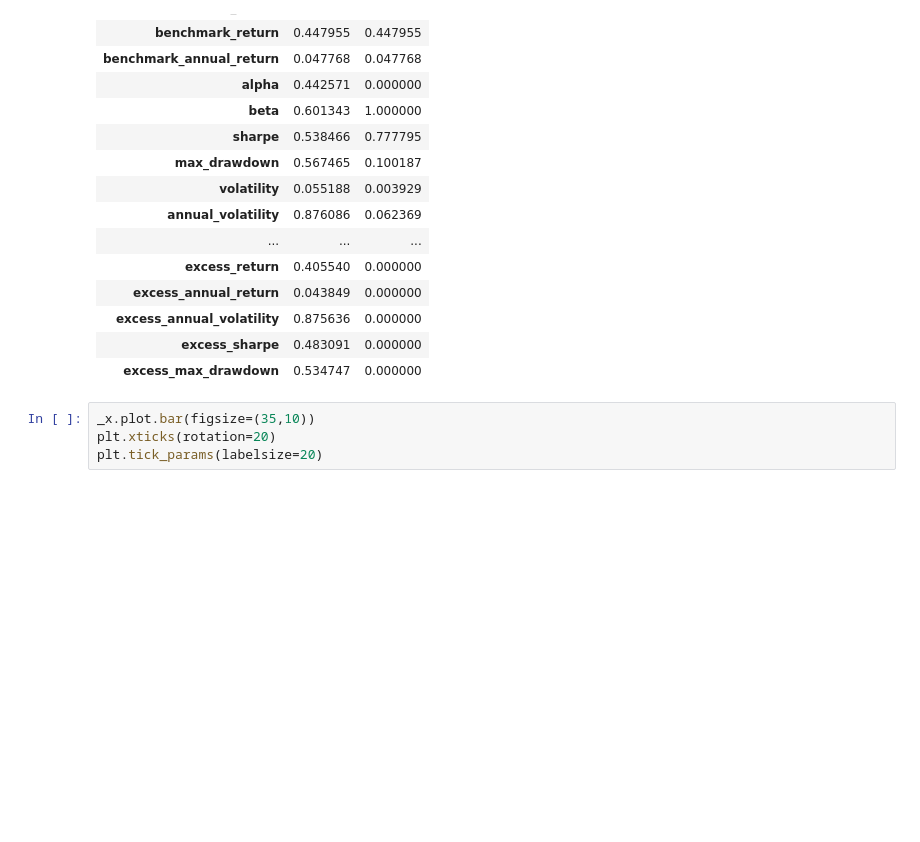
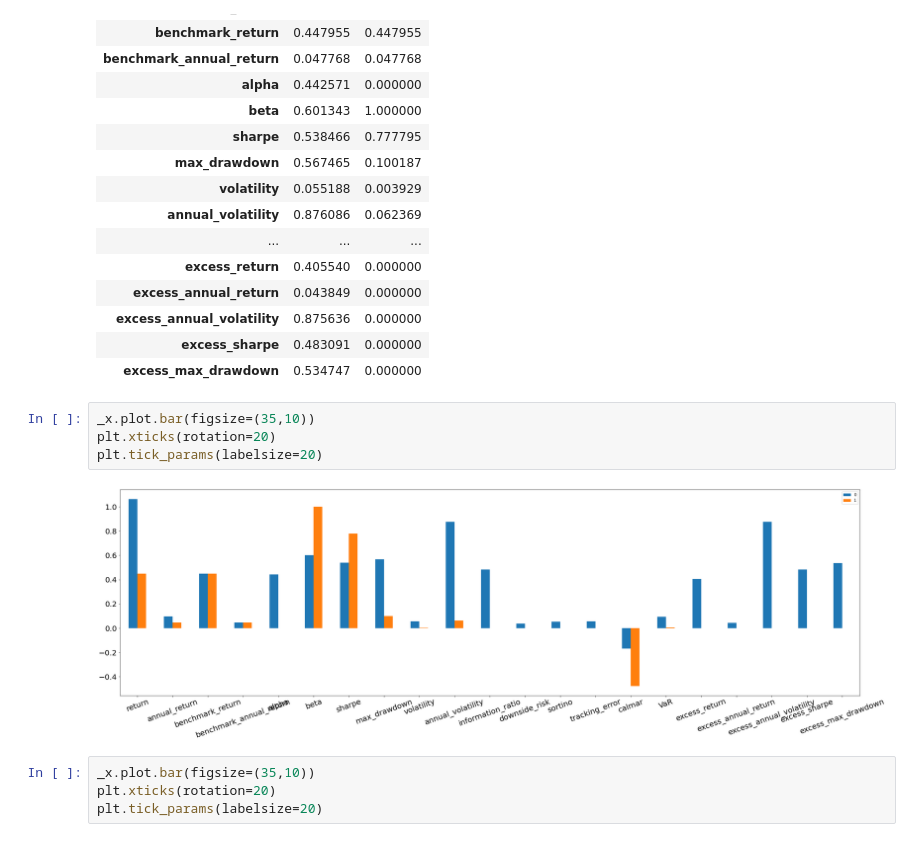
Before and after one commit to goodchinas/pyqi, a Jupyter notebook: 42.量化策略系统框架和功能模块/3.hello app.ipynb, the cells around one changed output. Drawn from its saved outputs; the diff is of its cells as text; blank space fills up the shorter version.

```diff
--- a/42.量化策略系统框架和功能模块/3.hello app.ipynb
+++ b/42.量化策略系统框架和功能模块/3.hello app.ipynb
@@ -316,6 +359,12 @@ _x
 | excess_annual_volatility | 0.875636 | 0.000000 |
 | excess_sharpe | 0.483091 | 0.000000 |
 | excess_max_drawdown | 0.534747 | 0.000000 |
+# %%
+_x.plot.bar(figsize=(35,10))
+plt.xticks(rotation=20)
+plt.tick_params(labelsize=20)
+# %% [output]
+[figure, added]
 # %%
 _x.plot.bar(figsize=(35,10))
 plt.xticks(rotation=20)
```
Also changed, not shown: parts of 9 cells of this notebook, 4 other files.
